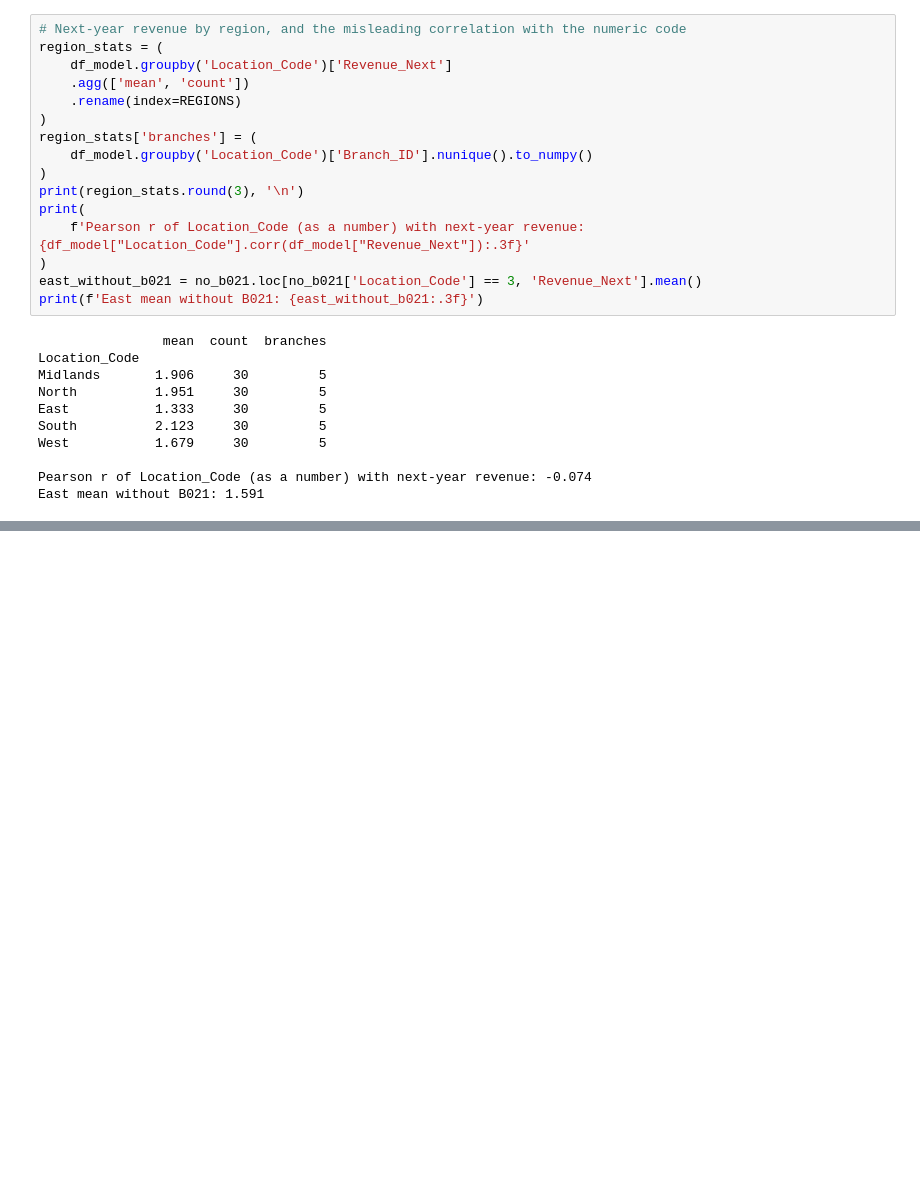
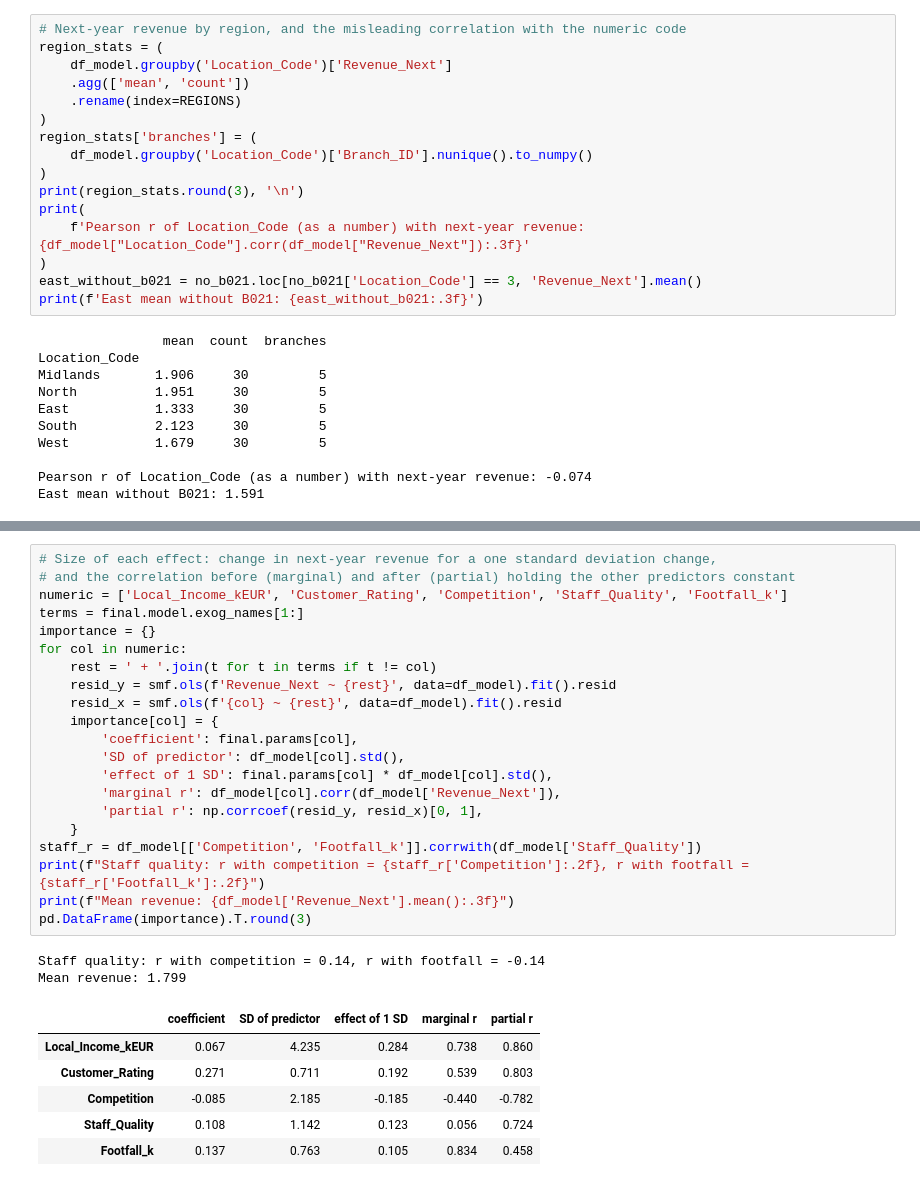
Before and after one commit to Ri-Dearg/data-test, a Jupyter notebook: A00082654_Rory.ipynb, the cells around one changed output, grey strips where cells are left out. Drawn from its saved outputs; the diff is of its cells as text; blank space fills up the shorter version.

```diff
--- a/A00082654_Rory.ipynb
+++ b/A00082654_Rory.ipynb
@@ -778,0 +982,30 @@ East mean without B021: 1.591
+# %%
+# Size of each effect: change in next-year revenue for a one standard deviation change,
+# and the correlation before (marginal) and after (partial) holding the other predictors constant
+numeric = ['Local_Income_kEUR', 'Customer_Rating', 'Competition', 'Staff_Quality', 'Footfall_k']
+terms = final.model.exog_names[1:]
+importance = {}
+for col in numeric:
+    rest = ' + '.join(t for t in terms if t != col)
+    resid_y = smf.ols(f'Revenue_Next ~ {rest}', data=df_model).fit().resid
+    resid_x = smf.ols(f'{col} ~ {rest}', data=df_model).fit().resid
+    importance[col] = {
+        'coefficient': final.params[col],
+        'SD of predictor': df_model[col].std(),
+        'effect of 1 SD': final.params[col] * df_model[col].std(),
+        'marginal r': df_model[col].corr(df_model['Revenue_Next']),
+        'partial r': np.corrcoef(resid_y, resid_x)[0, 1],
+    }
+staff_r = df_model[['Competition', 'Footfall_k']].corrwith(df_model['Staff_Quality'])
+print(f"Staff quality: r with competition = {staff_r['Competition']:.2f}, r with footfall = {staff_r['Footfall_k']:.2f}")
+print(f"Mean revenue: {df_model['Revenue_Next'].mean():.3f}")
+pd.DataFrame(importance).T.round(3)
+# %% [output]
+Staff quality: r with competition = 0.14, r with footfall = -0.14
+Mean revenue: 1.799
+|  | coefficient | SD of predictor | effect of 1 SD | marginal r | partial r |
+| Local_Income_kEUR | 0.067 | 4.235 | 0.284 | 0.738 | 0.860 |
+| Customer_Rating | 0.271 | 0.711 | 0.192 | 0.539 | 0.803 |
+| Competition | -0.085 | 2.185 | -0.185 | -0.440 | -0.782 |
+| Staff_Quality | 0.108 | 1.142 | 0.123 | 0.056 | 0.724 |
+| Footfall_k | 0.137 | 0.763 | 0.105 | 0.834 | 0.458 |
```
Also changed, not shown: parts of 10 cells of this notebook.
